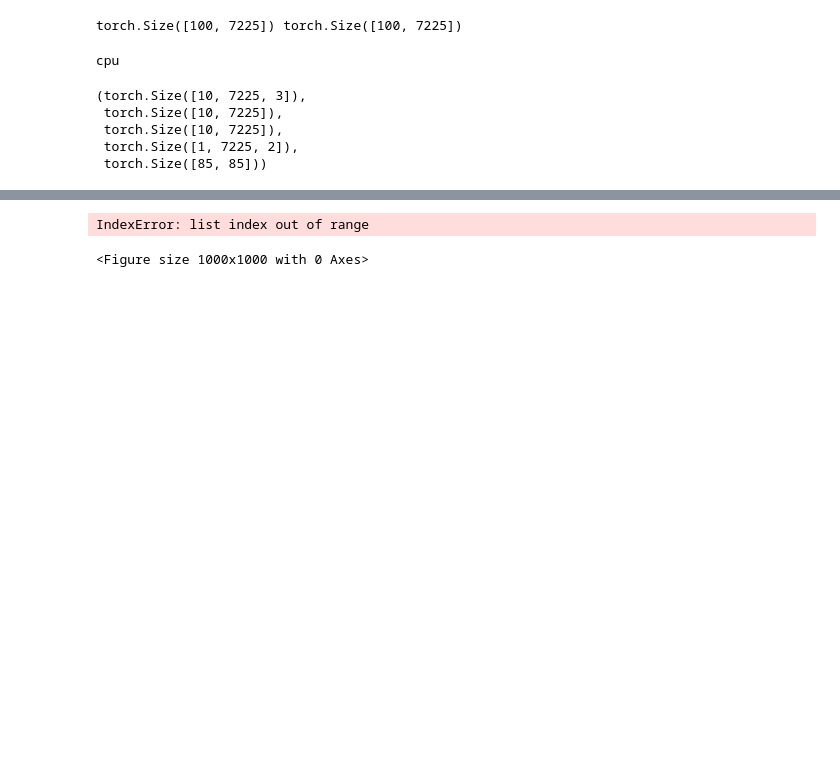
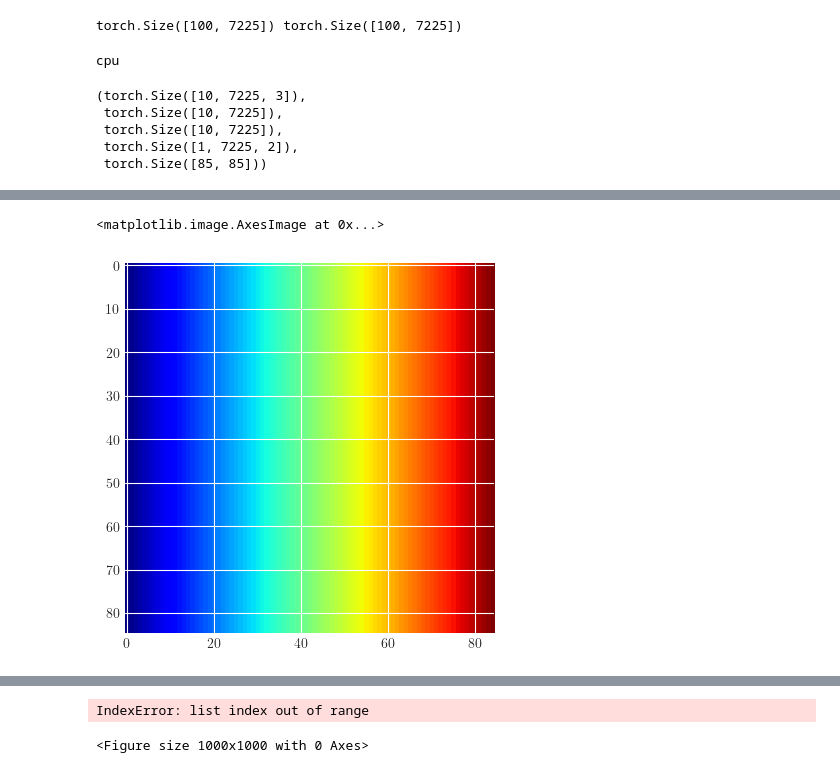
Before and after one commit to alizma/symmetry_learning, a Jupyter notebook: fno_classic/viz_fno_darcy.ipynb, the cells around one changed output, grey strips where cells are left out. Cells and saved outputs as stored; diff of their text form; code cells hidden in the pictures; blank space fills up the shorter version.

```diff
--- a/fno_classic/viz_fno_darcy.ipynb
+++ b/fno_classic/viz_fno_darcy.ipynb
@@ -187,2 +213,9 @@ cpu
+# %%
+X, Y = torch.meshgrid((torch.linspace(0, 1, 85), torch.linspace(0, 1, 85)))
+
+plt.imshow(Y, cmap='jet')
+# %% [output]
+<matplotlib.image.AxesImage at 0x...>
+[figure, added]
 # %%
 X, Y = torch.meshgrid(torch.linspace(0, 1, s), torch.linspace(0, 1, s))
```
Also changed, not shown: parts of 6 cells of this notebook, 1 other file.
